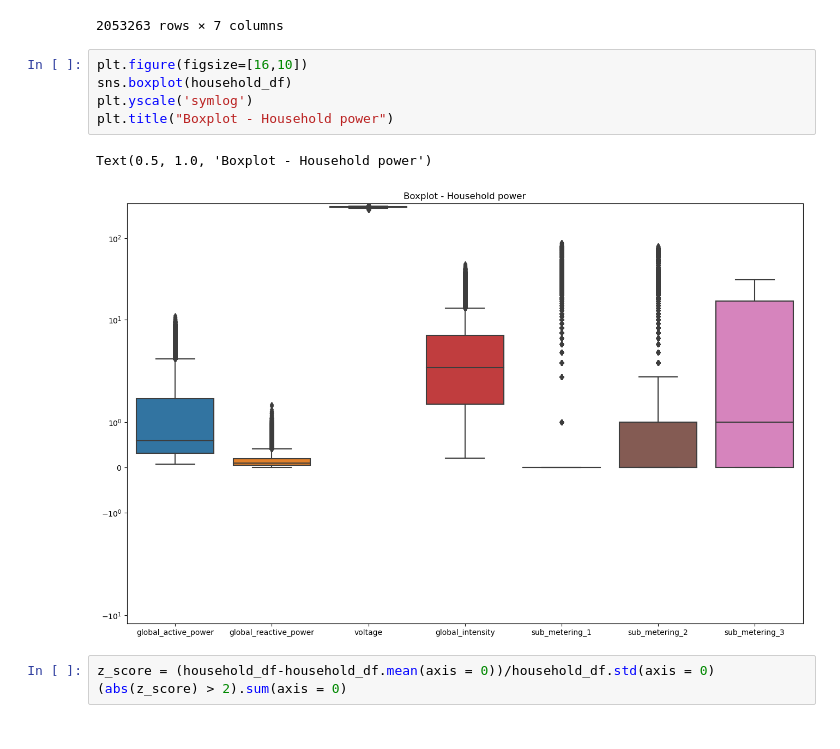
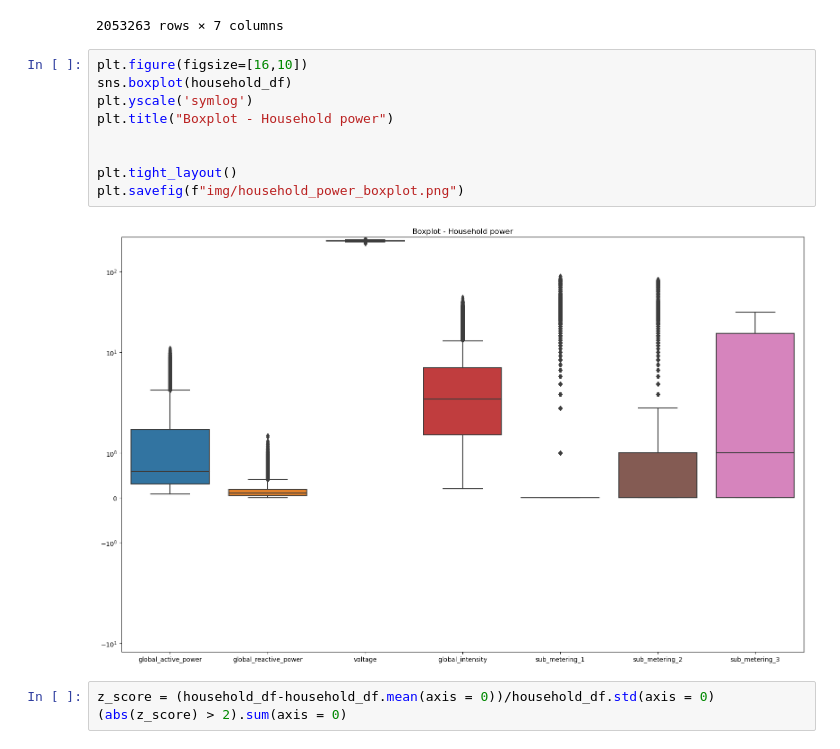
Before and after one commit to sabrinasartori/project-INF442, a Jupyter notebook: notebooks/02-data_pre_processing_household.ipynb, the cells around one changed output. Saved outputs shown, nothing was run; the diff lists cells and outputs as text.

```diff
--- a/notebooks/02-data_pre_processing_household.ipynb
+++ b/notebooks/02-data_pre_processing_household.ipynb
@@ -260,11 +264,14 @@ household_df
 # %%
 plt.figure(figsize=[16,10])
 sns.boxplot(household_df)
 plt.yscale('symlog')
 plt.title("Boxplot - Household power")
+
+
+plt.tight_layout()
+plt.savefig(f"img/household_power_boxplot.png")
 # %% [output]
-Text(0.5, 1.0, 'Boxplot - Household power')
-[figure, old version]
+[figure, new version]
 # %%
 z_score = (household_df-household_df.mean(axis = 0))/household_df.std(axis = 0)
 (abs(z_score) > 2).sum(axis = 0)
```
Also changed, not shown: parts of 6 cells of this notebook, 13 other files.
